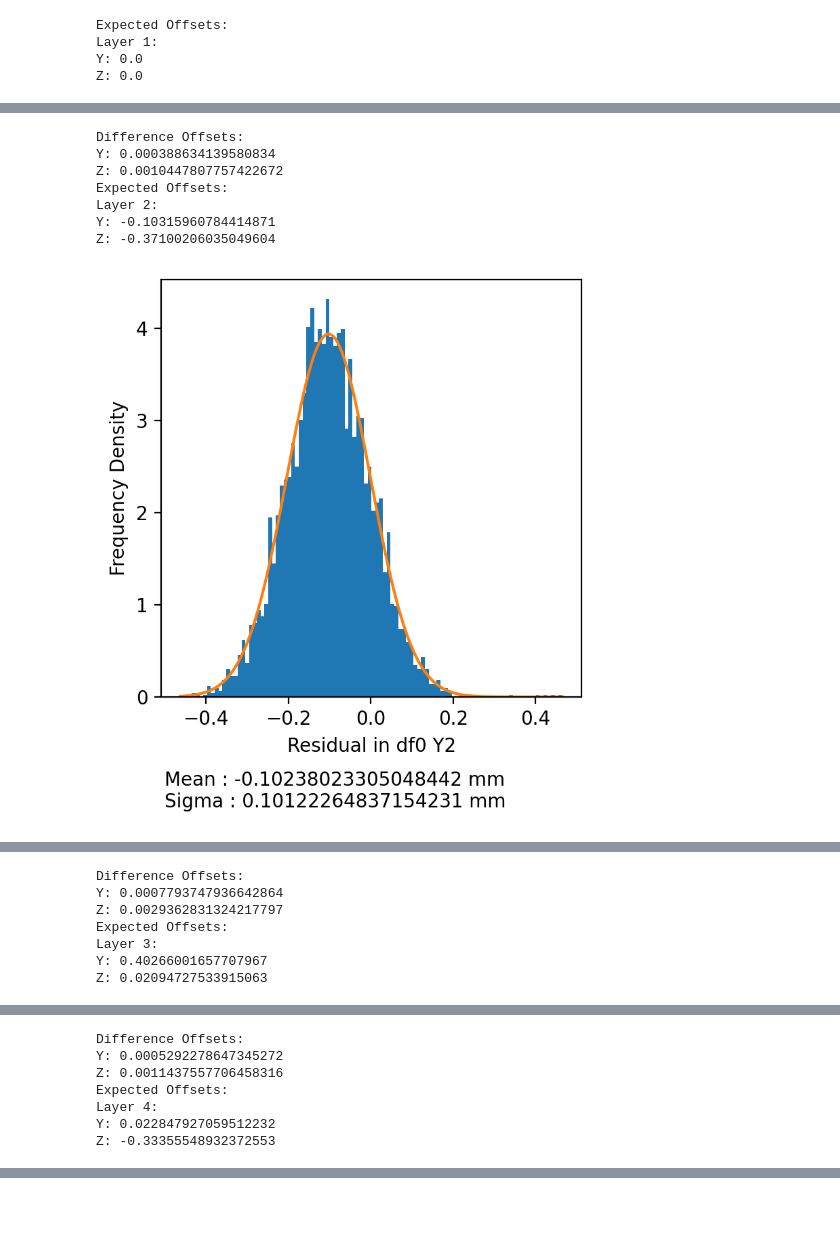
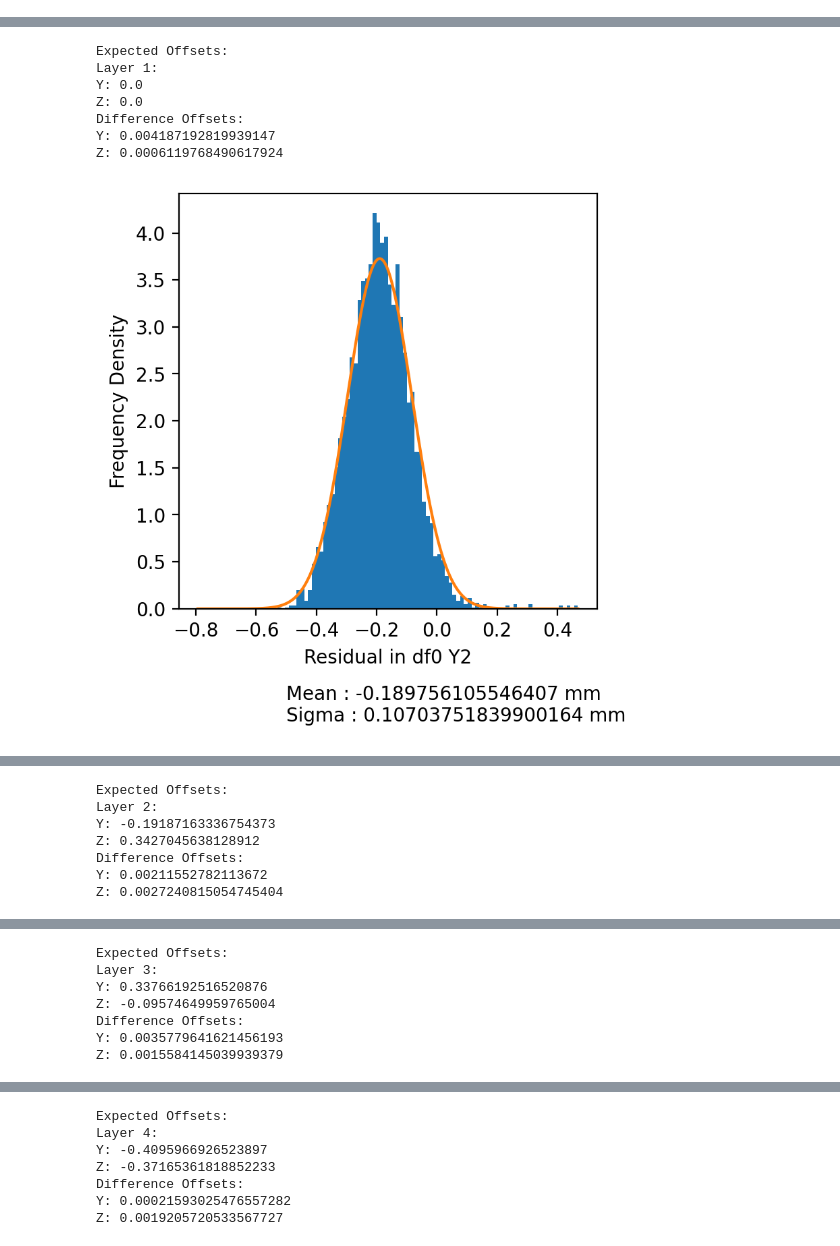
Before and after one commit to ldk111/FASER-2-MPhys-Project, a Jupyter notebook: Analysis/analysis.ipynb, the cells around one changed output, grey strips where cells are left out. Drawn from its saved outputs; the diff is of its cells as text; code cells hidden in the pictures; blank space fills up the shorter version.

Commit message:
minor analysis updates and inclusion of x in gaussian_offset_prep

```diff
--- a/Analysis/analysis.ipynb
+++ b/Analysis/analysis.ipynb
@@ -18,9 +18,9 @@ def process_coords(input_ak_array):
 
 
 for i in range(0, 50):
-    output_path = "C:/Users/luke/OneDrive/Documents/MPhys Project/Output Files/gaussian_offset_big/df" + str(i) + ".csv"
-    trackstates_path = "C:/Users/luke/OneDrive/Documents/MPhys Project/Output Files/gaussian_offset_big/" + str(i) + "/trackstates_fitter.root"
-    tracksummary_path = "C:/Users/luke/OneDrive/Documents/MPhys Project/Output Files/gaussian_offset_big/" + str(i) + "/tracksummary_fitter.root"
+    output_path = "C:/Users/luke/OneDrive/Documents/MPhys Project/Output Files/gaussian_offset_50x500k (1)/df" + str(i) + ".csv"
+    trackstates_path = "C:/Users/luke/OneDrive/Documents/MPhys Project/Output Files/gaussian_offset_50x500k (1)/" + str(i) + "/trackstates_fitter.root"
+    tracksummary_path = "C:/Users/luke/OneDrive/Documents/MPhys Project/Output Files/gaussian_offset_50x500k (1)/" + str(i) + "/tracksummary_fitter.root"
 
     file = uproot.open(trackstates_path)
     tree_input = file["trackstates"]
@@ -270,9 +270,5 @@ df_arr = [df0, df1, df2, df3, df4, df5, df6, df7, df8, df9,
 # %%
 offset_df = Calculate_Offset(df_arr, offsets_y, offsets_z)
 # %%
-Plot_Dataframe(df13, offsets_y[13], offsets_z[13], tag = "df0")
+Plot_Dataframe(df6, offsets_y[6], offsets_z[6], tag = "df0")
 # %% [output]
-Expected Offsets:
-Layer 1:
-Y: 0.0
-Z: 0.0
@@ -281,8 +277,8 @@ Z: 0.0
-Difference Offsets:
-Y: 0.000388634139580834
-Z: 0.0010447807757422672
-Expected Offsets:
-Layer 2:
-Y: -0.10315960784414871
-Z: -0.37100206035049604
+Expected Offsets:
+Layer 1:
+Y: 0.0
+Z: 0.0
+Difference Offsets:
+Y: 0.004187192819939147
+Z: 0.0006119768490617924
-[figure, old version]
+[figure, new version]
@@ -290,7 +286,7 @@ Z: -0.37100206035049604
-Difference Offsets:
-Y: 0.0007793747936642864
-Z: 0.0029362831324217797
-Expected Offsets:
-Layer 3:
-Y: 0.40266001657707967
-Z: 0.02094727533915063
+Expected Offsets:
+Layer 2:
+Y: -0.19187163336754373
+Z: 0.3427045638128912
+Difference Offsets:
+Y: 0.00211552782113672
+Z: 0.0027240815054745404
@@ -299,7 +295,7 @@ Z: 0.02094727533915063
-Difference Offsets:
-Y: 0.0005292278647345272
-Z: 0.0011437557706458316
-Expected Offsets:
-Layer 4:
-Y: 0.022847927059512232
-Z: -0.33355548932372553
+Expected Offsets:
+Layer 3:
+Y: 0.33766192516520876
+Z: -0.09574649959765004
+Difference Offsets:
+Y: 0.0035779641621456193
+Z: 0.0015584145039939379
@@ -307,0 +304,7 @@ Z: -0.33355548932372553
+Expected Offsets:
+Layer 4:
+Y: -0.4095966926523897
+Z: -0.37165361818852233
+Difference Offsets:
+Y: 0.00021593025476557282
+Z: 0.0019205720533567727
```
Also changed, not shown: parts of 8 cells of this notebook, 1 other file.
